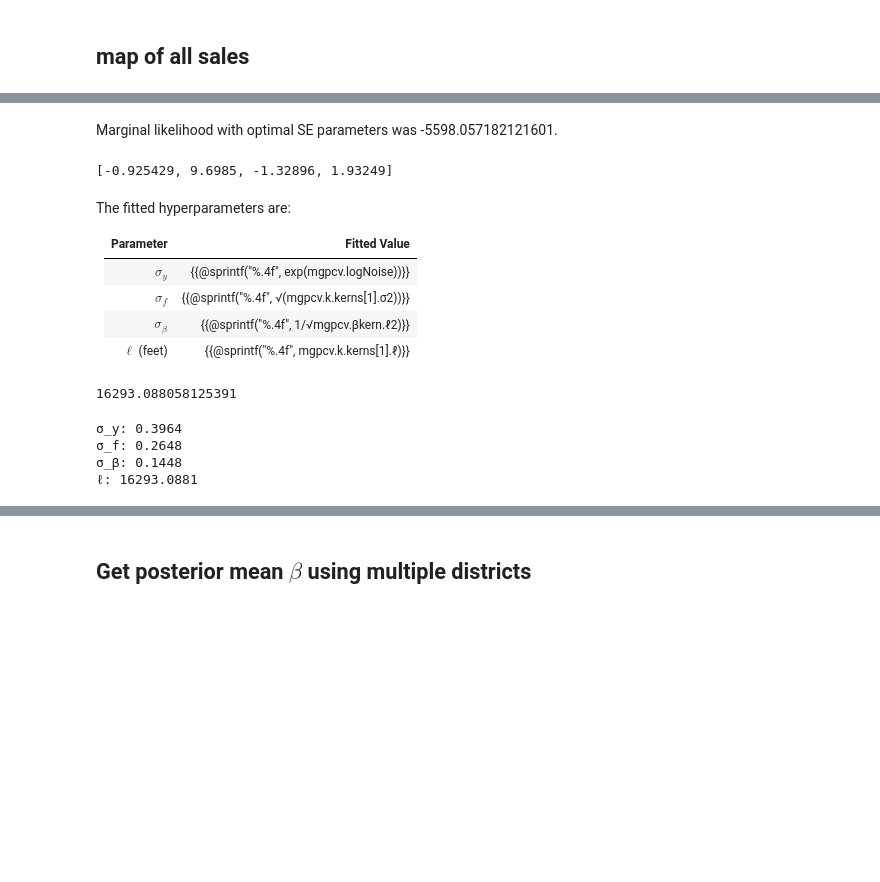
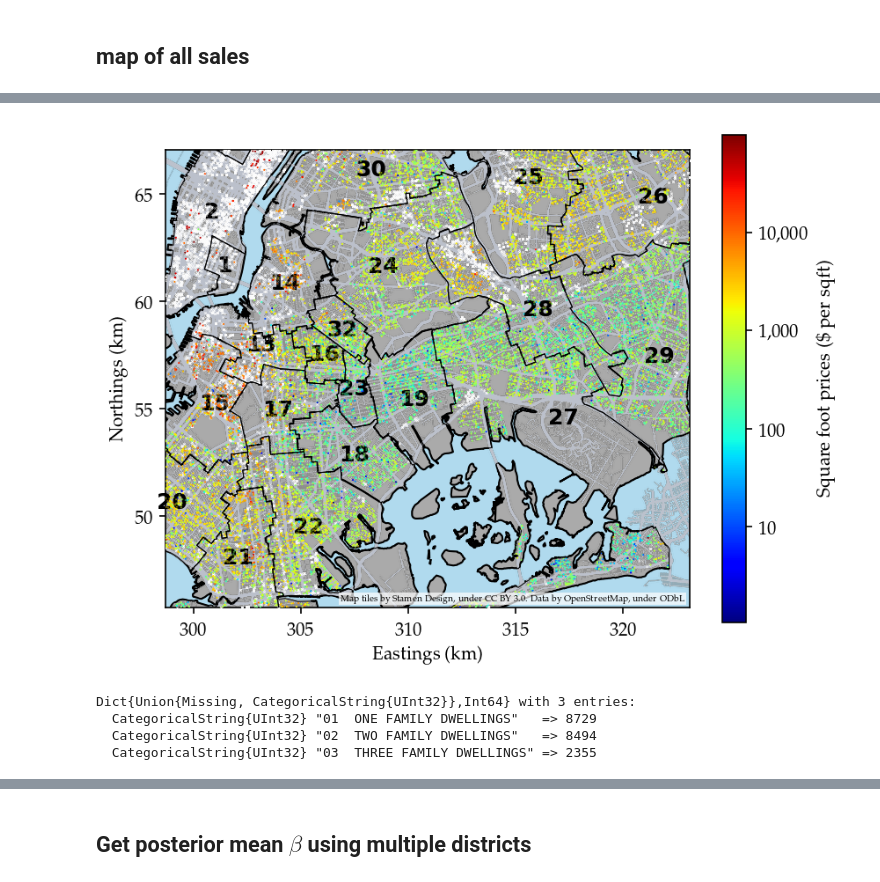
Before and after one commit to gwb/rdd-coverage, a Jupyter notebook: Maxime/NYC/NYC_Matern.ipynb, the cells around one changed output, grey strips where cells are left out. Drawn from its saved outputs; the diff is of its cells as text; code cells hidden in the pictures; blank space fills up the shorter version.

```diff
--- a/Maxime/NYC/NYC_Matern.ipynb
+++ b/Maxime/NYC/NYC_Matern.ipynb
@@ -78 +87,5 @@ $$
+# %%
+do_savefig = true
+figures_dir = "/Users/imolk/Documents/Harvard/Miratrix/rdd-coverage/Maxime/manuscript/submissions/BNP NIPS 2018/figures"
+;
 # %%
@@ -163,7 +167,6 @@ District 32 has 344 sales
 # %%
-d = NYC_sales[.!ismissing.(NYC_sales[:SchDistr]), :]
-distr1 = d[:SchDistr].=="01"
-res = [NYC.RESIDENTIAL_DICT[v] for v in d[NYC.BUILDING_CLASS_CATEGORY]]
-sqft = .!ismissing.(d[NYC.SQFT])
-d[res .& sqft .& distr1, :]
+res = [NYC.RESIDENTIAL_DICT[v] for v in NYC_sales[NYC.BUILDING_CLASS_CATEGORY]]
+sqft = .!ismissing.(NYC_sales[NYC.SQFT])
+missing_sqft = NYC_sales[res .& .!sqft, :]
+size(missing_sqft)
 # %% [output]
@@ -176,3 +173,0 @@ d[res .& sqft .& distr1, :]
-# %%
-missing_sqft = d[res .& .!sqft, :]
-size(missing_sqft)
@@ -327,29 +196,23 @@ mgpcv.mll
-# %% [markdown]
-Marginal likelihood with optimal SE parameters was -5598.057182121601.
-# %%
-print(GeoRDD.get_params(mgpcv; mean=false))
-# %% [output]
-[-0.925429, 9.6985, -1.32896, 1.93249]
-# %% [markdown]
-The fitted hyperparameters are:
-
-| Parameter      | Fitted Value                             |
-|----------------|------------------------------------------|
-| $\sigma_y$     | {{@sprintf("%.4f", exp(mgpcv.logNoise))}} |
-| $\sigma_f$     | {{@sprintf("%.4f", √(mgpcv.k.kerns[1].σ2))}}        |
-| $\sigma_\beta$ | {{@sprintf("%.4f", 1/√mgpcv.βkern.ℓ2)}}   |
-| $\ell$ (feet)   | {{@sprintf("%.4f", mgpcv.k.kerns[1].ℓ)}}       |
-# %%
-mgpcv.k.kerns[1].ℓ
-# %% [output]
-16293.088058125391
-# %%
-@printf("σ_y: %.4f\n", exp(mgpcv.logNoise))
-@printf("σ_f: %.4f\n", √(mgpcv.k.kerns[1].σ2))
-@printf("σ_β: %.4f\n", 1/√mgpcv.βkern.ℓ2)
-@printf("ℓ: %.4f\n", mgpcv.k.kerns[1].ℓ)
-# %% [output]
-σ_y: 0.3964
-σ_f: 0.2648
-σ_β: 0.1448
-ℓ: 16293.0881
+# %%
+NYC.plot_sales(filtered[:filtered], missing_sqft; colorbar=true)
+NYC.plot_streets(; zoom=12, rgb=(188, 193, 204))
+plt.text(0.99, 0.01, "Map tiles by Stamen Design, under CC BY 3.0. Data by OpenStreetMap, under ODbL",
+    horizontalalignment="right",
+    verticalalignment="bottom",
+    fontsize=5,
+    bbox=Dict(:edgecolor=>"none",:facecolor=>"white", :alpha=>0.7, :pad=>1.0),
+    transform = plt.gca()[:transAxes], zorder=42)
+if do_savefig
+    plt.savefig(joinpath(figures_dir, "sales_map.pdf"), bbox_inches="tight")
+    plt.savefig(joinpath(figures_dir, "sales_map.png"), bbox_inches="tight")
+end
+;
+# %% [output]
+[figure, added]
+# %%
+StatsBase.countmap(filtered[:filtered][NYC.BUILDING_CLASS_CATEGORY])
+# %% [output]
+Dict{Union{Missing, CategoricalString{UInt32}},Int64} with 3 entries:
+  CategoricalString{UInt32} "01  ONE FAMILY DWELLINGS"   => 8729
+  CategoricalString{UInt32} "02  TWO FAMILY DWELLINGS"   => 8494
+  CategoricalString{UInt32} "03  THREE FAMILY DWELLINGS" => 2355
```
Also changed, not shown: parts of 115 cells of this notebook.
